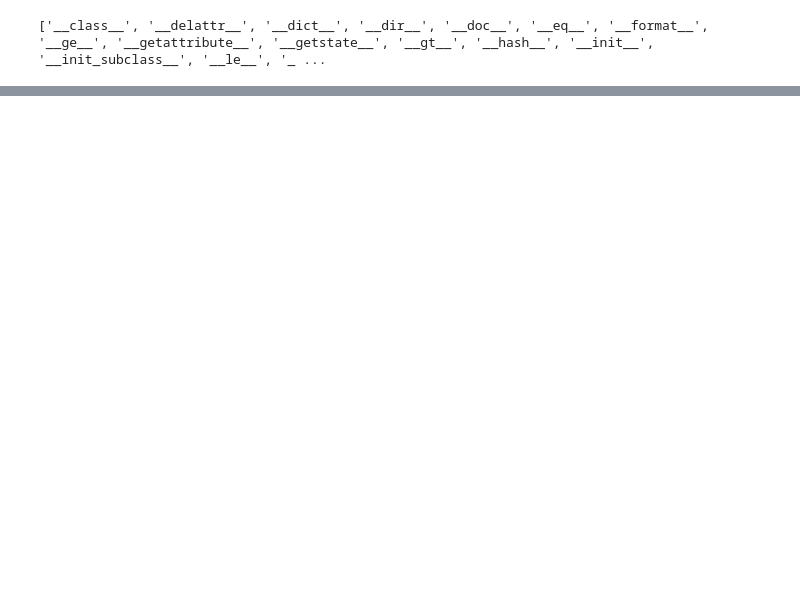
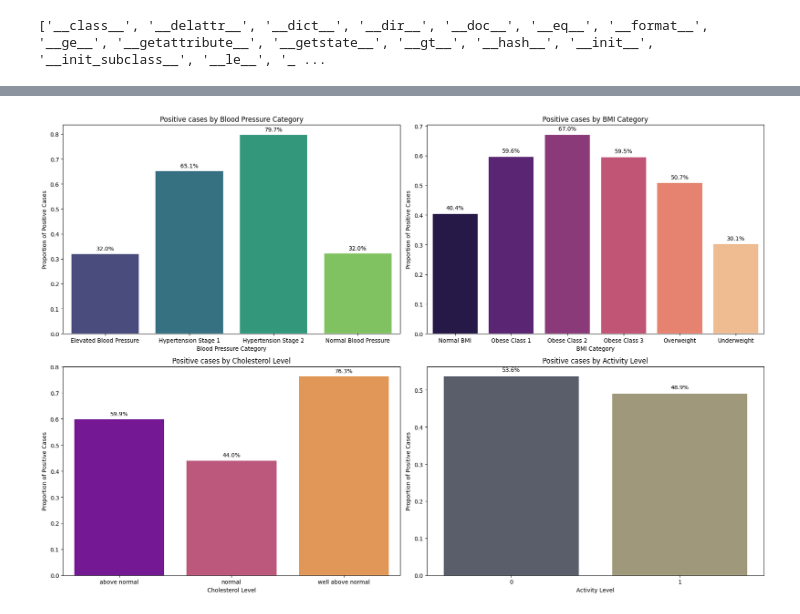
Before and after one commit to tobias-oberg/ML-Tobias-Oberg-AI24, a Jupyter notebook: Lab_1/demo.ipynb, the cells around one changed output, grey strips where cells are left out. Saved outputs shown, nothing was run; the diff lists cells and outputs as text; code cells hidden in the pictures; blank space fills up the shorter version.

```diff
--- a/Lab_1/demo.ipynb
+++ b/Lab_1/demo.ipynb
@@ -91,0 +72,4 @@ DP.correlation_heat_map()
+# %%
+DP.visualize_diseases()
+# %% [output]
+[figure, added]
```
Also changed, not shown: parts of 5 cells of this notebook, 1 other file.
